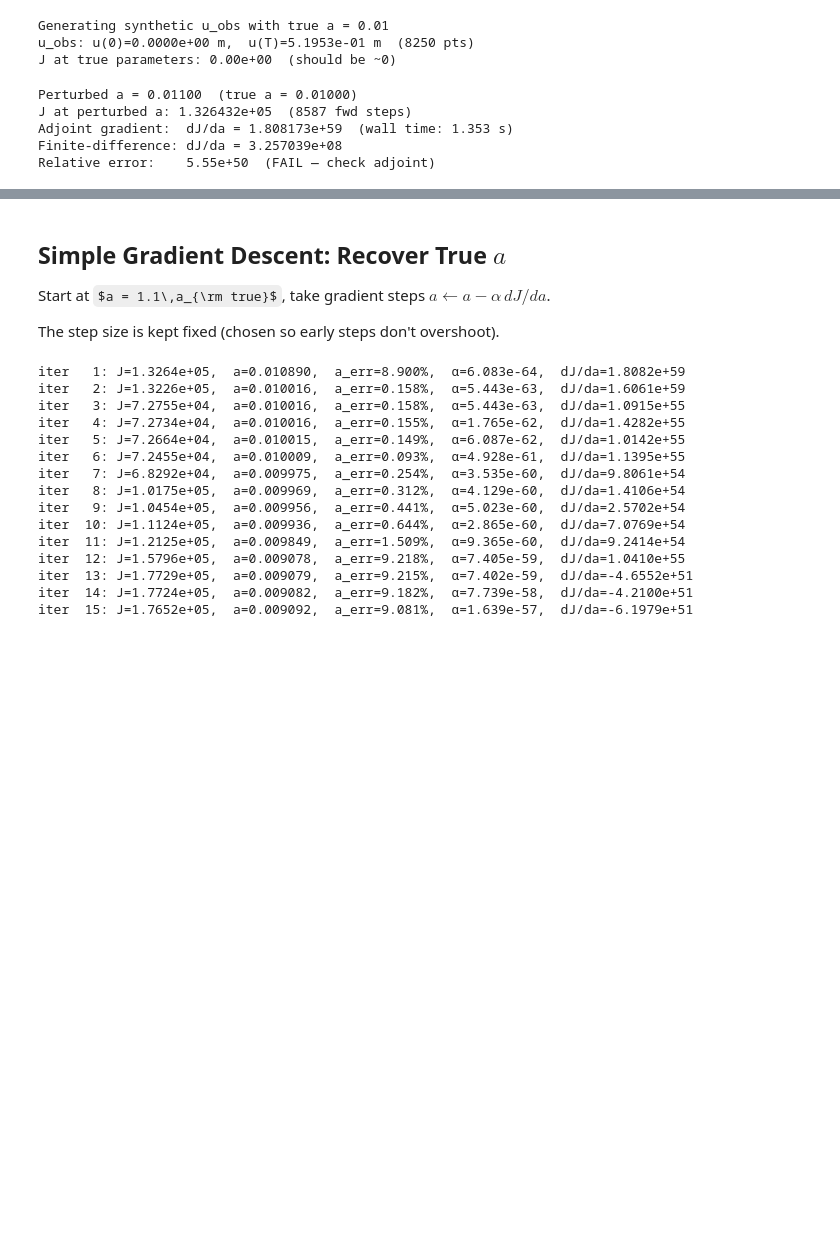
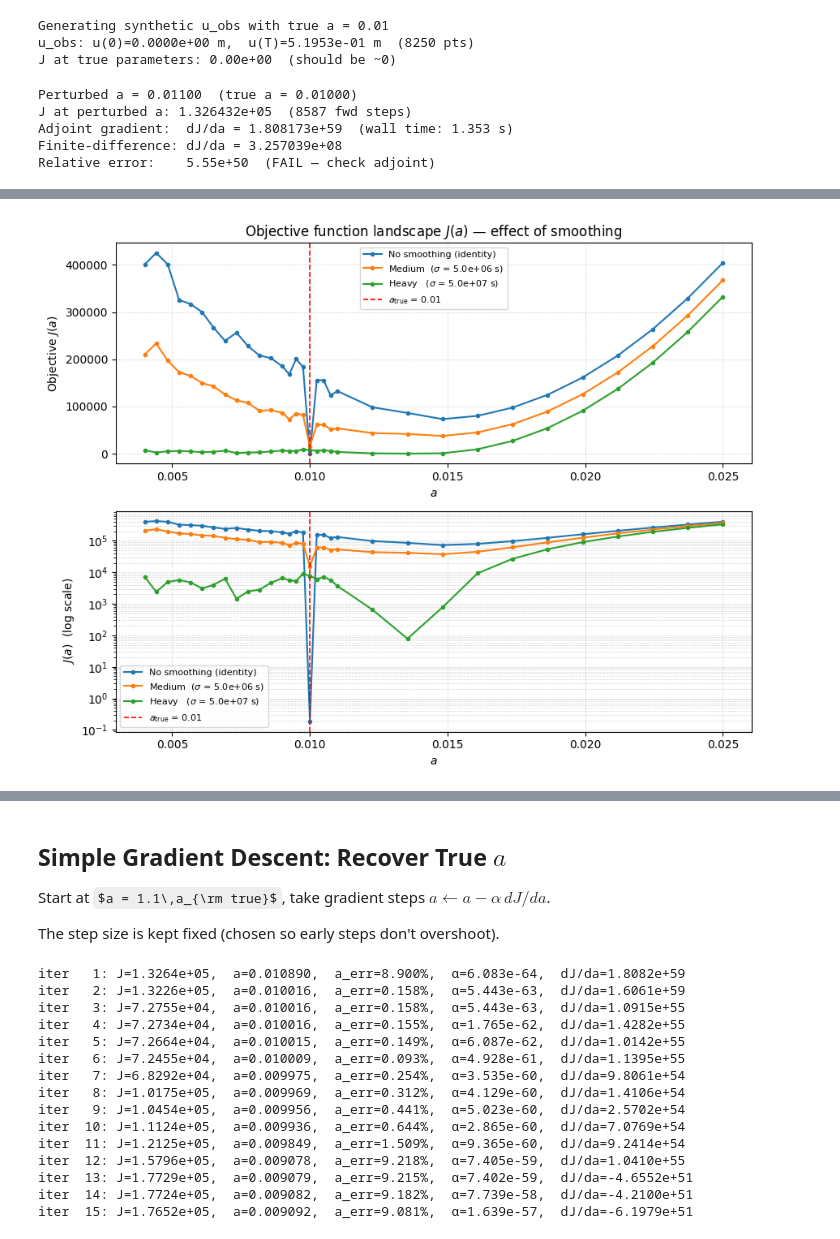
Before and after one commit to ericeberg3/spring-slider-adjoint, a Jupyter notebook: slip_adjoint_springslider_adapttime.ipynb, the cells around one changed output, grey strips where cells are left out. Saved outputs shown, nothing was run; the diff lists cells and outputs as text; code cells hidden in the pictures; some formulas as TeX source; blank space fills up the shorter version.

Commit message:
Added mapping of the objective function, noticed that it is not very convex for the optimal a value, which is why it is struggling to find a minimum.

```diff
--- a/slip_adjoint_springslider_adapttime.ipynb
+++ b/slip_adjoint_springslider_adapttime.ipynb
@@ -561,3 +561,100 @@ J at perturbed a: 1.326432e+05  (8587 fwd steps)
 Adjoint gradient:  dJ/da = 1.808173e+59  (wall time: 1.353 s)
 Finite-difference: dJ/da = 3.257039e+08
 Relative error:    5.55e+50  (FAIL — check adjoint)
+# %%
+# ------------------------------------------------------------------
+# Objective function landscape: J(a) for three smoothing levels
+# ------------------------------------------------------------------
+a_true_val = M_true['a']
+
+# Local Gaussian builder — bypasses the identity override in make_smoothing_matrix
+def gaussian_S(t, sigma):
+    """Row-normalised Gaussian smoothing kernel on an arbitrary time grid."""
+    diff2 = (t[:, None] - t[None, :]) ** 2 / (2.0 * sigma ** 2)
+    S = np.exp(-diff2)
+    S /= S.sum(axis=1, keepdims=True)
+    return S
+
+def compute_J_S(fwd, t_obs, u_obs, S):
+    """J = 0.5 * int_0^T (Su - Su_obs)^2 dt  with a pre-built S matrix."""
+    u_obs_at_fwd = np.interp(fwd['t'], t_obs, u_obs)
+    Su     = S @ fwd['u']
+    Su_obs = S @ u_obs_at_fwd
+    return 0.5 * np.trapz((Su - Su_obs) ** 2, fwd['t'])
+
+# Three smoothing levels
+sigma_medium = 0.01 * T    # ~58  days  (matches sigma_smooth used elsewhere)
+sigma_heavy  = 0.10 * T    # ~580 days
+
+smoothing_cases = [
+    ('No smoothing (identity)',                       None,         'C0'),
+    (f'Medium  ($\\sigma$ = {sigma_medium:.1e} s)',   sigma_medium, 'C1'),
+    (f'Heavy   ($\\sigma$ = {sigma_heavy:.1e} s)',    sigma_heavy,  'C2'),
+]
+
+# a values to scan — denser near the truth
+a_scan = np.concatenate([
+    np.linspace(0.4 * a_true_val, 0.9 * a_true_val, 12, endpoint=False),
+    np.linspace(0.9 * a_true_val, 1.1 * a_true_val,  8, endpoint=False),
+    np.linspace(1.1 * a_true_val, 2.5 * a_true_val, 12),
+])
+
+# --- Run all forward solves once (expensive), cache results ---
+print(f"Caching {len(a_scan)} forward solves  [a_true = {a_true_val:.4f}] ...")
+fwd_cache = []
+for i, a_val in enumerate(a_scan):
+    Mc = dict(M_true)
+    Mc['a'] = a_val
+    try:
+        fwd_s = forward_solve_adaptive(Mc, T, u_init, psi_init)
+    except Exception as e:
+        fwd_s = None
+        print(f"  a={a_val:.5f} failed: {e}")
+    fwd_cache.append(fwd_s)
+    if (i + 1) % 8 == 0 or i == len(a_scan) - 1:
+        print(f"  [{i+1}/{len(a_scan)}]  a={a_val:.5f}")
+
+# --- Evaluate J for each smoothing level using the cached forward solves ---
+J_results = {}
+for label, sigma, _ in smoothing_cases:
+    J_arr = []
+    for fwd_s in fwd_cache:
+        if fwd_s is None:
+            J_arr.append(np.nan)
+            continue
+        S = np.identity(len(fwd_s['t'])) if sigma is None else gaussian_S(fwd_s['t'], sigma)
+        J_arr.append(compute_J_S(fwd_s, t_obs_arr, u_obs, S))
+    J_results[label] = np.array(J_arr)
+
+# ------------------------------------------------------------------
+# Plot: one line per smoothing level, linear + log panels
+# ------------------------------------------------------------------
+fig, axes = plt.subplots(2, 1, figsize=(9, 7))
+
+for label, sigma, color in smoothing_cases:
+    J_arr = J_results[label]
+    J_pos = np.where(J_arr > 0, J_arr, np.nan)
+    axes[0].plot(a_scan, J_arr,  'o-', ms=3, lw=1.5, color=color, label=label)
+    axes[1].semilogy(a_scan, J_pos, 'o-', ms=3, lw=1.5, color=color, label=label)
+
+for ax in axes:
+    ax.axvline(a_true_val, color='red', ls='--', lw=1.2,
+               label=f'$a_{{\\rm true}}$ = {a_true_val}')
+    ax.legend(fontsize=8)
+    ax.grid(True, ls=':', lw=0.5, which='both')
+    ax.set_xlabel('$a$')
+
+axes[0].set_ylabel('Objective $J(a)$')
+axes[0].set_title('Objective function landscape $J(a)$ — effect of smoothing')
+axes[1].set_ylabel('$J(a)$  (log scale)')
+
+plt.tight_layout()
+plt.savefig('Figures/J_landscape_a_smoothing.png', dpi=150, bbox_inches='tight')
+plt.show()
+
+print()
+for label, sigma, _ in smoothing_cases:
+    J_arr = J_results[label]
+    imin  = np.nanargmin(J_arr)
+    print(f"{label:50s}  min J = {J_arr[imin]:.3e}  at a = {a_scan[imin]:.5f}")
+# %% [output]
@@ -563,0 +666 @@ Relative error:    5.55e+50  (FAIL — check adjoint)
+[figure, added]
```
Also changed, not shown: parts of 1 cell of this notebook, 3 other files.
